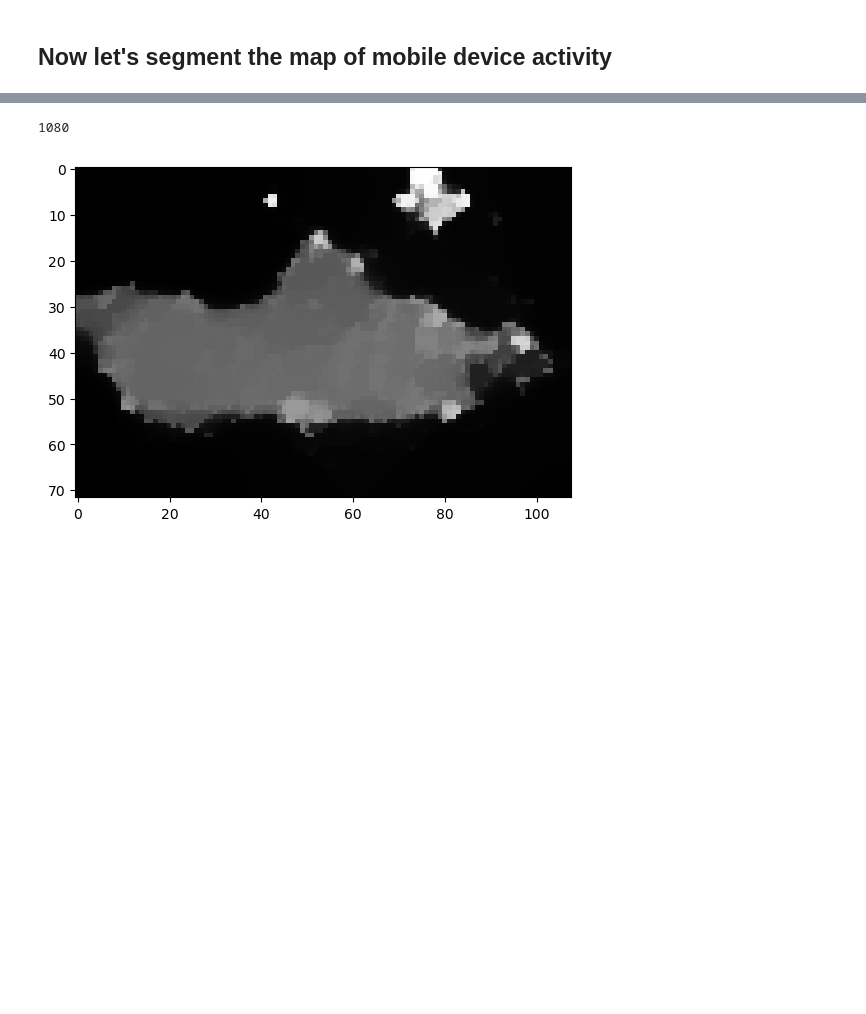
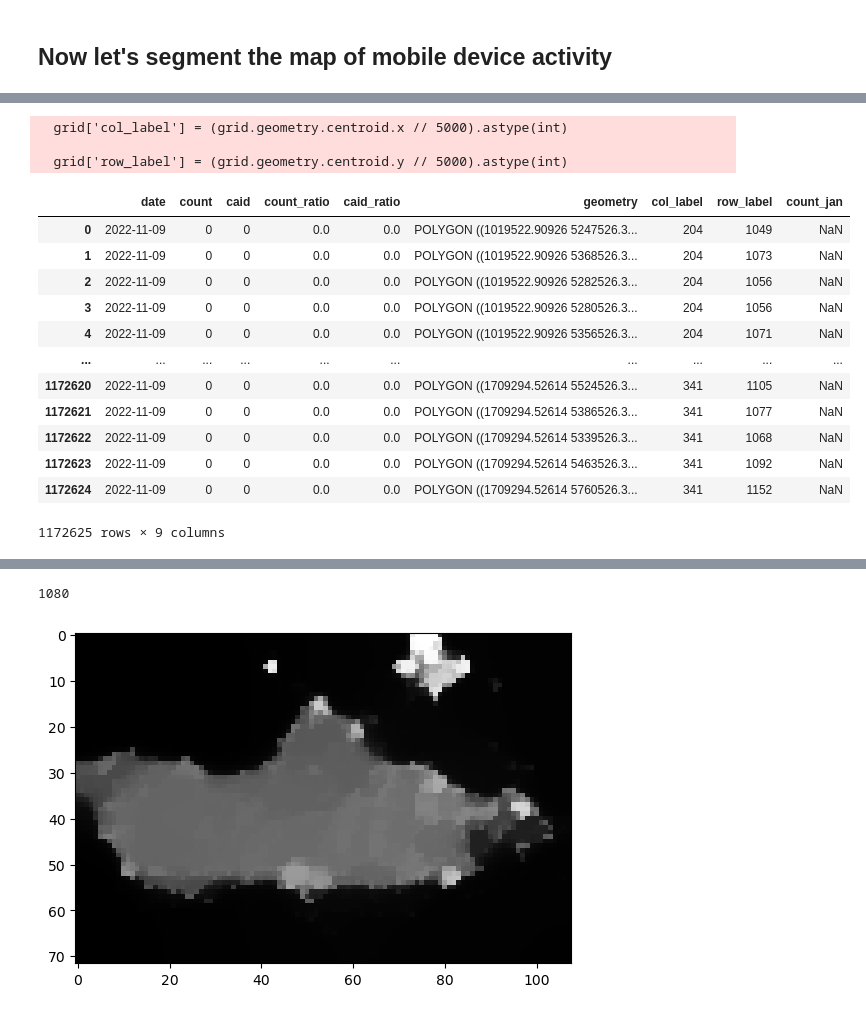
Before and after one commit to Davidvandijcke/fdr, a Jupyter notebook: src/analysis/frontline.ipynb, the cells around one changed output, grey strips where cells are left out. Drawn from its saved outputs; the diff is of its cells as text; code cells hidden in the pictures; blank space fills up the shorter version.

```diff
--- a/src/analysis/frontline.ipynb
+++ b/src/analysis/frontline.ipynb
@@ -33,0 +58,25 @@ grid = gpd.read_file(bsdir + "grid_daily/" + "2022-11-11.geojson")
+# %%
+# dissolve to higher granularity
+grid['col_label'] = (grid.geometry.centroid.x // 5000).astype(int)
+grid['row_label'] = (grid.geometry.centroid.y // 5000).astype(int)
+agg_gdf = grid.dissolve(by=['col_label', 'row_label'], aggfunc='sum')
+# %% [output]
+  grid['col_label'] = (grid.geometry.centroid.x // 5000).astype(int)
+
+  grid['row_label'] = (grid.geometry.centroid.y // 5000).astype(int)
+# %%
+grid
+# %% [output]
+|  | date | count | caid | count_ratio | caid_ratio | geometry | col_label | row_label | count_jan |
+| 0 | 2022-11-09 | 0 | 0 | 0.0 | 0.0 | POLYGON ((1019522.90926 5247526.3... | 204 | 1049 | NaN |
+| 1 | 2022-11-09 | 0 | 0 | 0.0 | 0.0 | POLYGON ((1019522.90926 5368526.3... | 204 | 1073 | NaN |
+| 2 | 2022-11-09 | 0 | 0 | 0.0 | 0.0 | POLYGON ((1019522.90926 5282526.3... | 204 | 1056 | NaN |
+| 3 | 2022-11-09 | 0 | 0 | 0.0 | 0.0 | POLYGON ((1019522.90926 5280526.3... | 204 | 1056 | NaN |
+| 4 | 2022-11-09 | 0 | 0 | 0.0 | 0.0 | POLYGON ((1019522.90926 5356526.3... | 204 | 1071 | NaN |
+| ... | ... | ... | ... | ... | ... | ... | ... | ... | ... |
+| 1172620 | 2022-11-09 | 0 | 0 | 0.0 | 0.0 | POLYGON ((1709294.52614 5524526.3... | 341 | 1105 | NaN |
+| 1172621 | 2022-11-09 | 0 | 0 | 0.0 | 0.0 | POLYGON ((1709294.52614 5386526.3... | 341 | 1077 | NaN |
+| 1172622 | 2022-11-09 | 0 | 0 | 0.0 | 0.0 | POLYGON ((1709294.52614 5339526.3... | 341 | 1068 | NaN |
+| 1172623 | 2022-11-09 | 0 | 0 | 0.0 | 0.0 | POLYGON ((1709294.52614 5463526.3... | 341 | 1092 | NaN |
+| 1172624 | 2022-11-09 | 0 | 0 | 0.0 | 0.0 | POLYGON ((1709294.52614 5760526.3... | 341 | 1152 | NaN |
+1172625 rows × 9 columns
```
Also changed, not shown: parts of 8 cells of this notebook, 8 other files.
